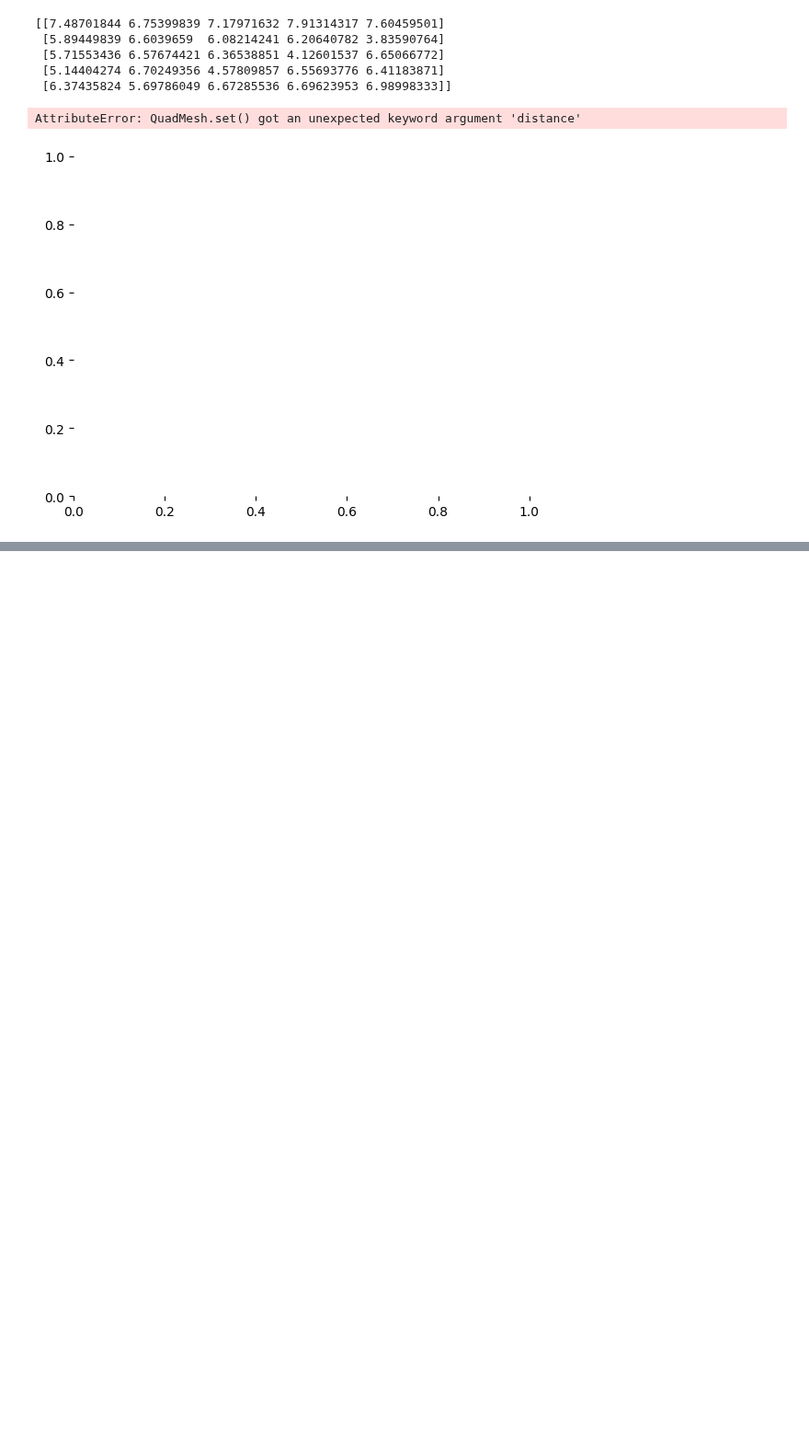
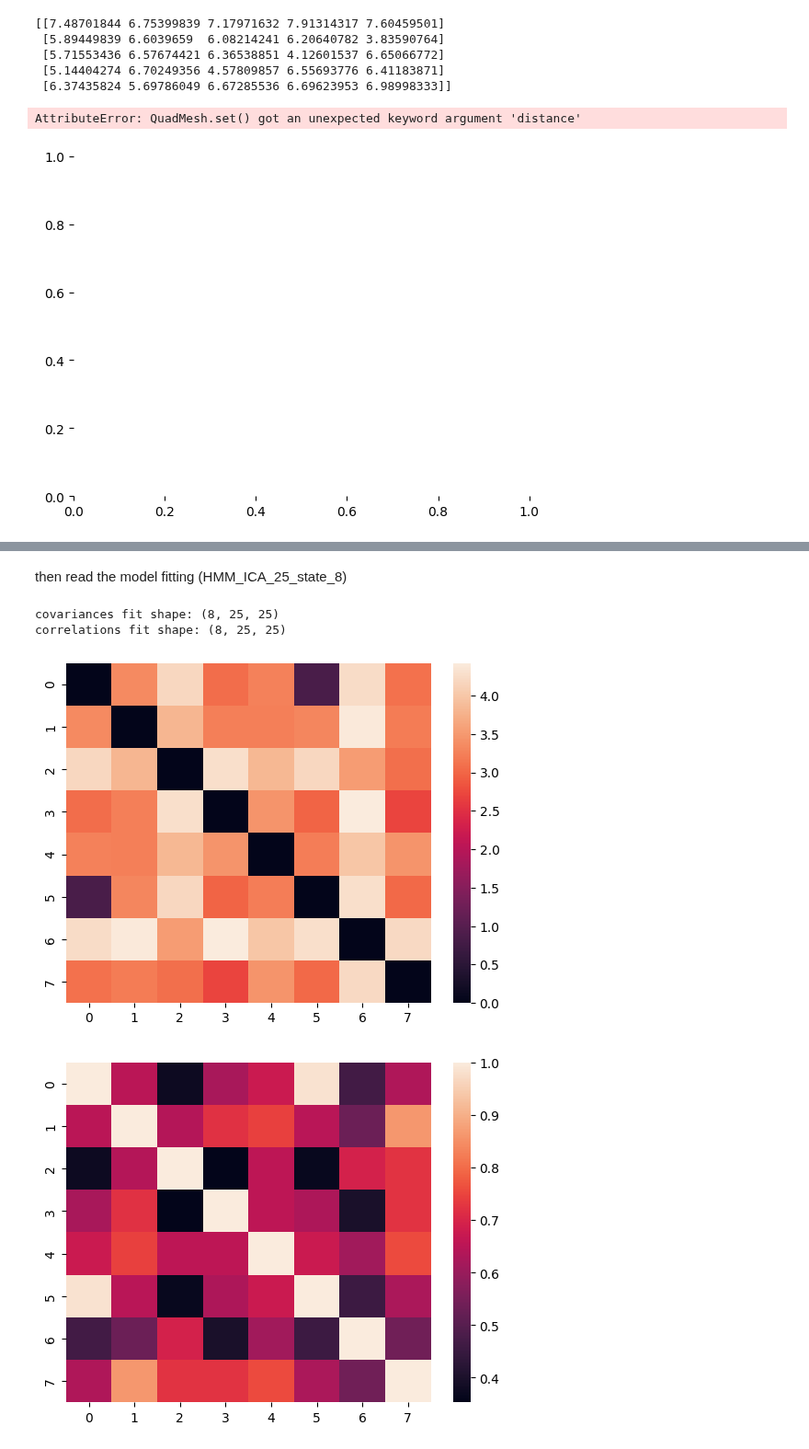
Before and after one commit to OHBA-analysis/osl-dynamics, a Jupyter notebook: interactive.ipynb, the cells around one changed output, grey strips where cells are left out. Shown at 92% size. Saved outputs shown, nothing was run; the diff lists cells and outputs as text; code cells hidden in the pictures; blank space fills up the shorter version.

Commit message:
WIP, model training on simulation data successful

```diff
--- a/interactive.ipynb
+++ b/interactive.ipynb
@@ -1931,0 +1963,19 @@ plt.show()
+# %% [markdown]
+then read the model fitting (HMM_ICA_25_state_8)
+# %%
+save_dir_fit ='./results_simulation_202311_toy_6/HMM_ICA_25_state_8/'
+covariances_fit = np.load(f'{save_dir_fit}state_covariances.npy')
+correlations_fit = np.load(f'{save_dir_fit}state_correlations.npy')
+print(f'covariances fit shape: {covariances_fit.shape}')
+print(f'correlations fit shape: {correlations_fit.shape}')
+riemannian_fit = twopair_riemannian_distance(covariances_fit,covariances_fit)
+fisher_z_fit = twopair_fisher_z_transformed_correlation(correlations_fit,correlations_fit)
+seaborn.heatmap(riemannian_fit)
+plt.show()
+seaborn.heatmap(fisher_z_fit)
+plt.show()
+# %% [output]
+covariances fit shape: (8, 25, 25)
+correlations fit shape: (8, 25, 25)
+[figure, added]
+[figure, added]
```
Also changed, not shown: parts of 33 cells of this notebook.
